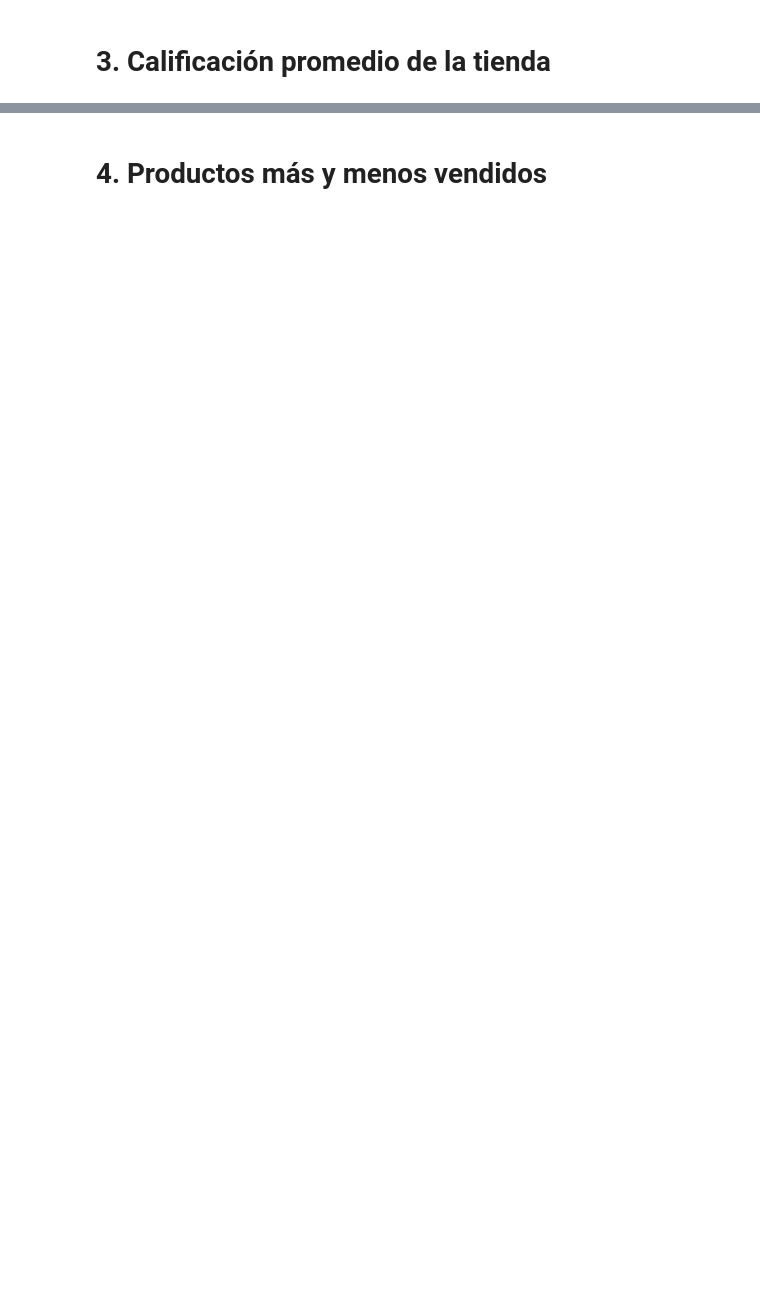
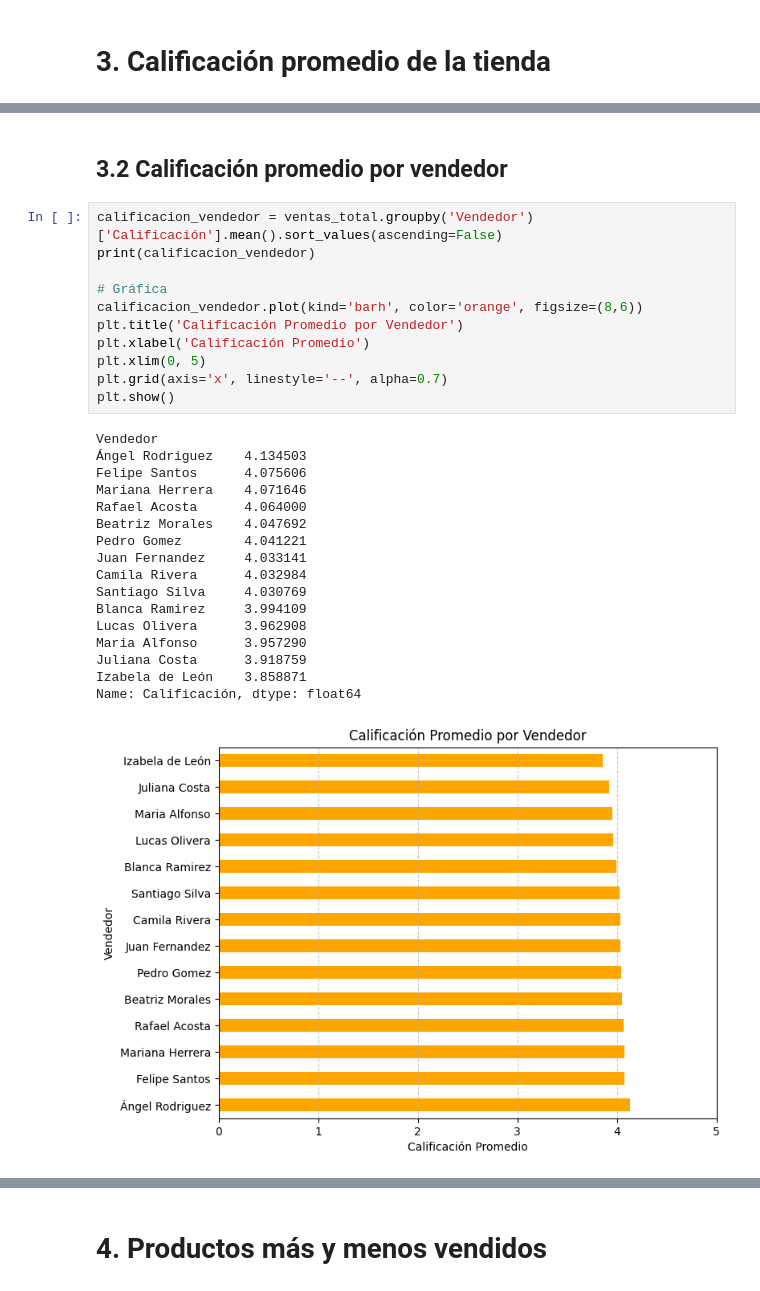
Before and after one commit to mUrdocK-258/TiendasDonJuan, a Jupyter notebook: AluraStoreLatam.ipynb, the cells around one changed output, grey strips where cells are left out. Drawn from its saved outputs; the diff is of its cells as text; blank space fills up the shorter version.

```diff
--- a/AluraStoreLatam.ipynb
+++ b/AluraStoreLatam.ipynb
@@ -44,0 +187,31 @@ plt.show()
+# %% [markdown]
+## 3.2 Calificación promedio por vendedor
+# %%
+calificacion_vendedor = ventas_total.groupby('Vendedor')['Calificación'].mean().sort_values(ascending=False)
+print(calificacion_vendedor)
+
+# Gráfica
+calificacion_vendedor.plot(kind='barh', color='orange', figsize=(8,6))
+plt.title('Calificación Promedio por Vendedor')
+plt.xlabel('Calificación Promedio')
+plt.xlim(0, 5)
+plt.grid(axis='x', linestyle='--', alpha=0.7)
+plt.show()
+# %% [output]
+Vendedor
+Ángel Rodriguez    4.134503
+Felipe Santos      4.075606
+Mariana Herrera    4.071646
+Rafael Acosta      4.064000
+Beatriz Morales    4.047692
+Pedro Gomez        4.041221
+Juan Fernandez     4.033141
+Camila Rivera      4.032984
+Santiago Silva     4.030769
+Blanca Ramirez     3.994109
+Lucas Olivera      3.962908
+Maria Alfonso      3.957290
+Juliana Costa      3.918759
+Izabela de León    3.858871
+Name: Calificación, dtype: float64
+[figure, added]
```
Also changed, not shown: parts of 31 cells of this notebook.
